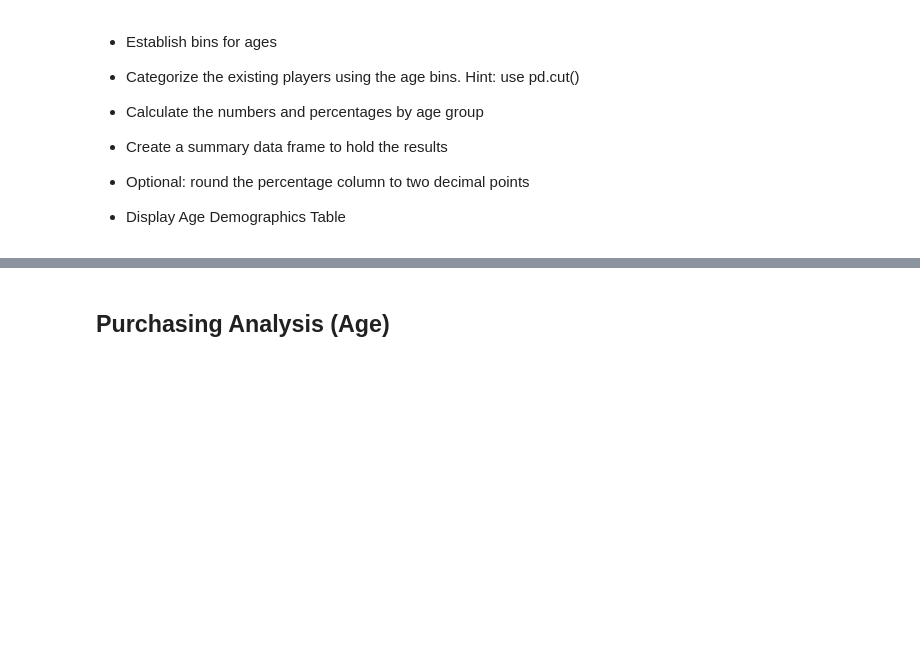
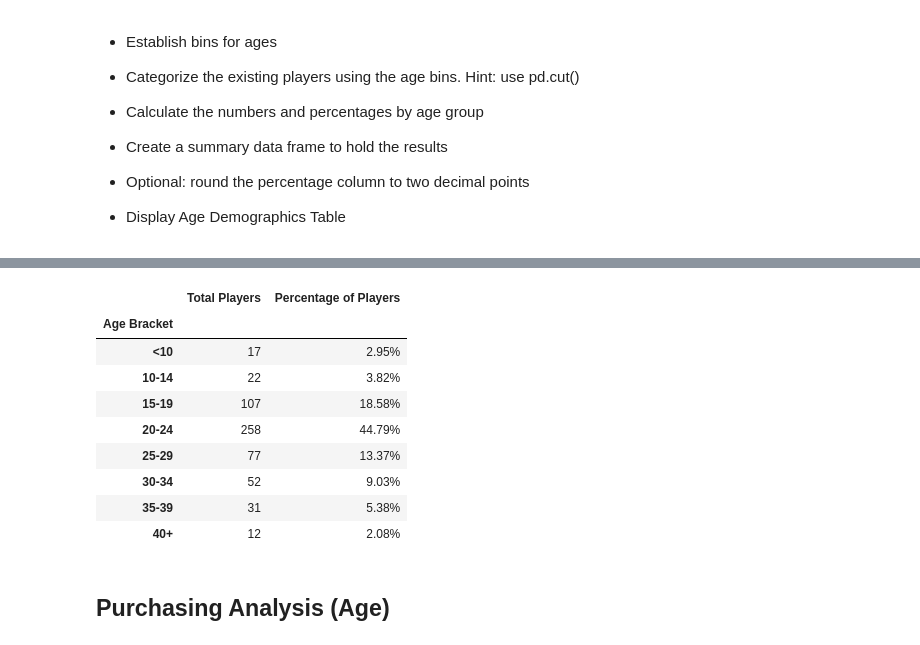
Before and after one commit to nbach19/pandas-challenge2, a Jupyter notebook: HeroesOfPymoli/HeroesOfPymoli_starter.ipynb, the cells around one changed output, grey strips where cells are left out. Saved outputs shown, nothing was run; the diff lists cells and outputs as text; code cells hidden in the pictures; blank space fills up the shorter version.

```diff
--- a/HeroesOfPymoli/HeroesOfPymoli_starter.ipynb
+++ b/HeroesOfPymoli/HeroesOfPymoli_starter.ipynb
@@ -92,0 +98,16 @@ columns = ["Number of Unique Items","Average Price","Number of Purchases","Total
+# %%
+# total player count again
+player_count = purchase_data['SN'].nunique()
+
+# find unique SNs by gender
+male_count = purchase_data[purchase_data['Gender'] == 'Male'].nunique()['SN']
+female_count = purchase_data[purchase_data['Gender'] == 'Female'].nunique()['SN']
+other_count = purchase_data[purchase_data['Gender'] == 'Other / Non-Disclosed'].nunique()['SN']
+
+# calculate % of total players and format
+male_percent = round((male_count / player_count * 100),2)
+male_percent = str(male_percent) + '%'
+female_percent = round((female_count / player_count * 100),2)
+female_percent = str(female_percent) + '%'
+other_percent = round((other_count / player_count * 100),2)
+other_percent = str(other_percent) + '%'
@@ -146,3 +220,24 @@ columns = ["Number of Unique Items","Average Price","Number of Purchases","Total
+# %%
+# make variables to calculate counts of brackets
+age_bins = purchase_data.groupby("Age Bracket")
+age_bins = age_bins[['SN']].nunique()
+age_bins = age_bins.rename(columns={'SN':'Total Players'})
+
+# add column for % of total players and calculate values
+age_bins['Percentage of Players'] = round(age_bins['Total Players']/player_count * 100,2)
+age_bins['Percentage of Players'] = age_bins['Percentage of Players'].map('{:,.2f}%'.format)
+age_bins
+# %% [output]
+|  | Total Players | Percentage of Players |
+| Age Bracket |  |  |
+| <10 | 17 | 2.95% |
+| 10-14 | 22 | 3.82% |
+| 15-19 | 107 | 18.58% |
+| 20-24 | 258 | 44.79% |
+| 25-29 | 77 | 13.37% |
+| 30-34 | 52 | 9.03% |
+| 35-39 | 31 | 5.38% |
+| 40+ | 12 | 2.08% |
 # %% [markdown]
 ## Purchasing Analysis (Age)
 # %% [markdown]
```
Also changed, not shown: parts of 13 cells of this notebook.
